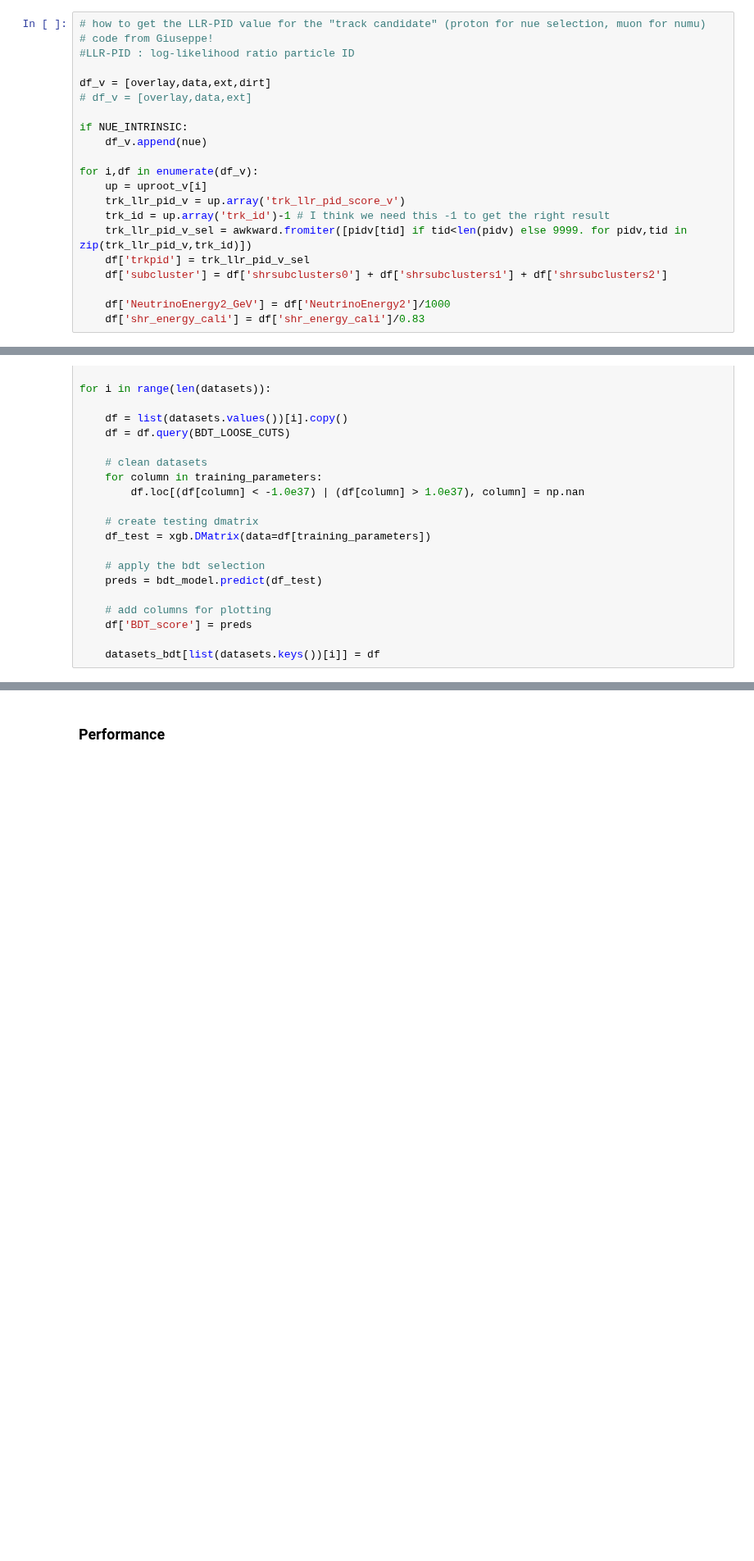
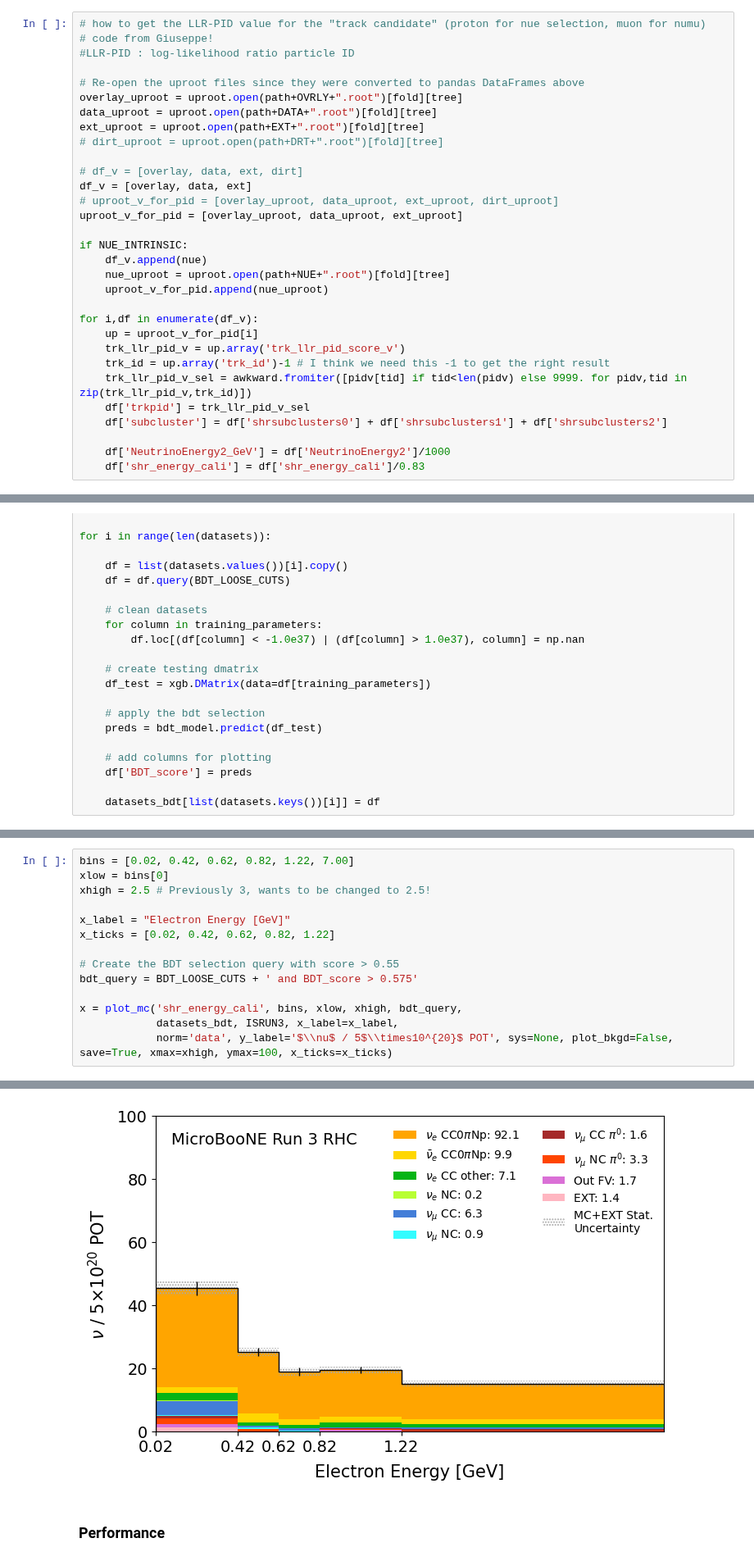
Before and after one commit to abbeybarnard/uB_NuMI_CC_Np, a Jupyter notebook: selection.ipynb, the cells around one changed output, grey strips where cells are left out. Shown at 82% size. Saved outputs shown, nothing was run; the diff lists cells and outputs as text; blank space fills up the shorter version.

```diff
--- a/selection.ipynb
+++ b/selection.ipynb
@@ -183,14 +199,24 @@ ext['isDirt'] = np.nan
 # code from Giuseppe!
 #LLR-PID : log-likelihood ratio particle ID
 
-df_v = [overlay,data,ext,dirt]
-# df_v = [overlay,data,ext]
+# Re-open the uproot files since they were converted to pandas DataFrames above
+overlay_uproot = uproot.open(path+OVRLY+".root")[fold][tree]
+data_uproot = uproot.open(path+DATA+".root")[fold][tree]
+ext_uproot = uproot.open(path+EXT+".root")[fold][tree]
+# dirt_uproot = uproot.open(path+DRT+".root")[fold][tree]
+
+# df_v = [overlay, data, ext, dirt]
+df_v = [overlay, data, ext]
+# uproot_v_for_pid = [overlay_uproot, data_uproot, ext_uproot, dirt_uproot]
+uproot_v_for_pid = [overlay_uproot, data_uproot, ext_uproot]
 
 if NUE_INTRINSIC:
     df_v.append(nue)
+    nue_uproot = uproot.open(path+NUE+".root")[fold][tree]
+    uproot_v_for_pid.append(nue_uproot)
 
 for i,df in enumerate(df_v):
-    up = uproot_v[i]
+    up = uproot_v_for_pid[i]
     trk_llr_pid_v = up.array('trk_llr_pid_score_v')
     trk_id = up.array('trk_id')-1 # I think we need this -1 to get the right result
     trk_llr_pid_v_sel = awkward.fromiter([pidv[tid] if tid<len(pidv) else 9999. for pidv,tid in zip(trk_llr_pid_v,trk_id)])
@@ -515,0 +681,15 @@ x = plot_mc('BDT_score', [round(x*0.1, 2) for x in range(11)], 0, 1, BDT_LOOSE_C
+# %%
+bins = [0.02, 0.42, 0.62, 0.82, 1.22, 7.00]
+xlow = bins[0]
+xhigh = 2.5 # Previously 3, wants to be changed to 2.5!
+
+x_label = "Electron Energy [GeV]"
+x_ticks = [0.02, 0.42, 0.62, 0.82, 1.22]
+
+# Create the BDT selection query with score > 0.55
+bdt_query = BDT_LOOSE_CUTS + ' and BDT_score > 0.575'
+
+x = plot_mc('shr_energy_cali', bins, xlow, xhigh, bdt_query,
+            datasets_bdt, ISRUN3, x_label=x_label,
+            norm='data', y_label='$\\nu$ / 5$\\times10^{20}$ POT', sys=None, plot_bkgd=False, save=True, xmax=xhigh, ymax=100, x_ticks=x_ticks)
+# %% [output]
@@ -516,3 +698,4 @@ x = plot_mc('BDT_score', [round(x*0.1, 2) for x in range(11)], 0, 1, BDT_LOOSE_C
+[figure, added]
 # %% [markdown]
 ### Performance
 # %%
```
Also changed, not shown: parts of 35 cells of this notebook, 6 other files.
